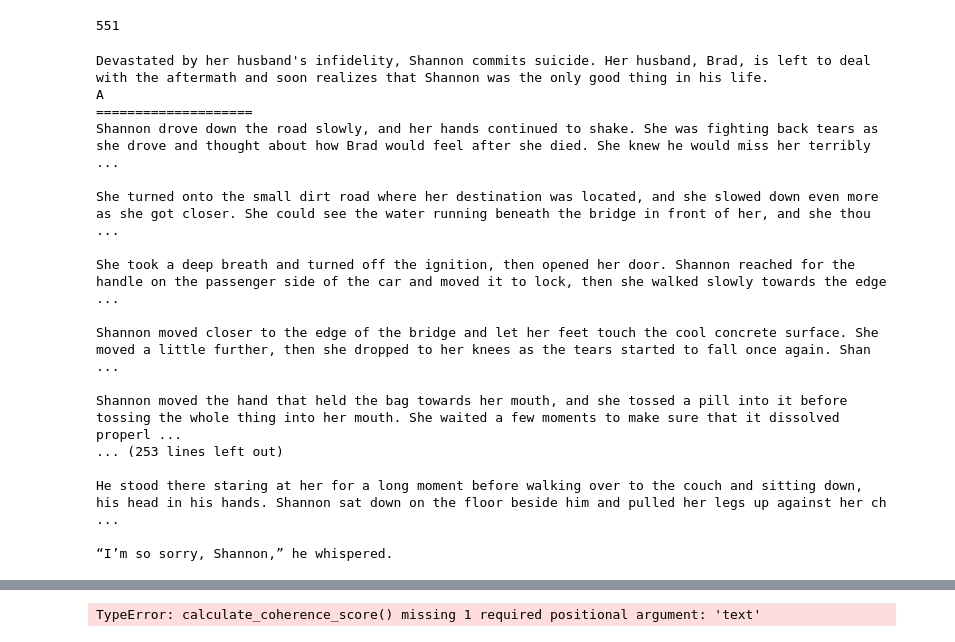
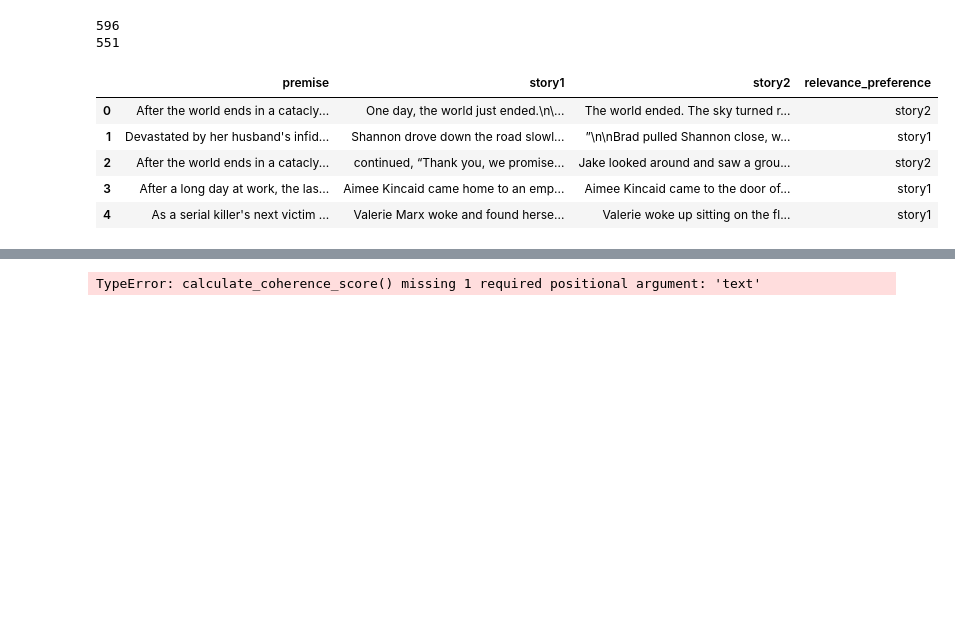
Before and after one commit to Lenguist/long-narrative-generation, a Jupyter notebook: evaluate2.ipynb, the cells around one changed output, grey strips where cells are left out. Drawn from its saved outputs; the diff is of its cells as text; code cells hidden in the pictures; blank space fills up the shorter version.

```diff
--- a/evaluate2.ipynb
+++ b/evaluate2.ipynb
@@ -138,30 +143,24 @@ John Doe quickly tried to disarm Valerie by taking the knife out of her hand, bu
-# %%
-len(df_coherence)
-# %% [output]
-551
-# %%
-i = 1
-print(df_coherence['premise'][i])
-print(df_coherence['coherence_score'][i])
-print("="*20)
-print(df_coherence['story1'][i])
-print("="*20)
-print(df_coherence['story2'][i])
-# %% [output]
-Devastated by her husband's infidelity, Shannon commits suicide. Her husband, Brad, is left to deal with the aftermath and soon realizes that Shannon was the only good thing in his life.
-A
-====================
-Shannon drove down the road slowly, and her hands continued to shake. She was fighting back tears as she drove and thought about how Brad would feel after she died. She knew he would miss her terribly ...
-
-She turned onto the small dirt road where her destination was located, and she slowed down even more as she got closer. She could see the water running beneath the bridge in front of her, and she thou ...
-
-She took a deep breath and turned off the ignition, then opened her door. Shannon reached for the handle on the passenger side of the car and moved it to lock, then she walked slowly towards the edge  ...
-
-Shannon moved closer to the edge of the bridge and let her feet touch the cool concrete surface. She moved a little further, then she dropped to her knees as the tears started to fall once again. Shan ...
-
-Shannon moved the hand that held the bag towards her mouth, and she tossed a pill into it before tossing the whole thing into her mouth. She waited a few moments to make sure that it dissolved properl ...
-... (253 lines left out)
-
-He stood there staring at her for a long moment before walking over to the couch and sitting down, his head in his hands. Shannon sat down on the floor beside him and pulled her legs up against her ch ...
-
-“I’m so sorry, Shannon,” he whispered.
+# %%
+# lengths should be different because we drop different rows
+print(len(df_relevance))
+print(len(df_coherence))
+# %% [output]
+596
+551
+# %%
+# Save the DataFrame as a CSV file
+csv_file_path = 'relevance_human_data.csv'
+df_relevance.to_csv(csv_file_path, index=False)
+
+# Read the CSV file back into a DataFrame
+df_reloaded = pd.read_csv(csv_file_path)
+
+# Display the reloaded DataFrame
+df_reloaded.head()
+# %% [output]
+|  | premise | story1 | story2 | relevance_preference |
+| 0 | After the world ends in a catacly... | One day, the world just ended.\n\... | The world ended. The sky turned r... | story2 |
+| 1 | Devastated by her husband's infid... | Shannon drove down the road slowl... | ”\n\nBrad pulled Shannon close, w... | story1 |
+| 2 | After the world ends in a catacly... | continued, “Thank you, we promise... | Jake looked around and saw a grou... | story2 |
+| 3 | After a long day at work, the las... | Aimee Kincaid came home to an emp... | Aimee Kincaid came to the door of... | story1 |
+| 4 | As a serial killer's next victim ... | Valerie Marx woke and found herse... | Valerie woke up sitting on the fl... | story1 |
```
Also changed, not shown: parts of 21 cells of this notebook, 3 other files.
